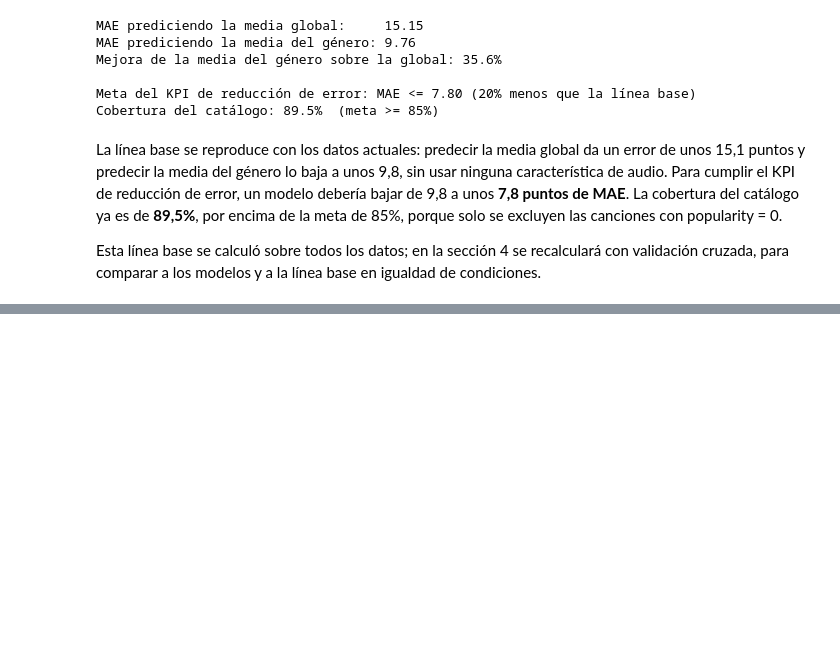
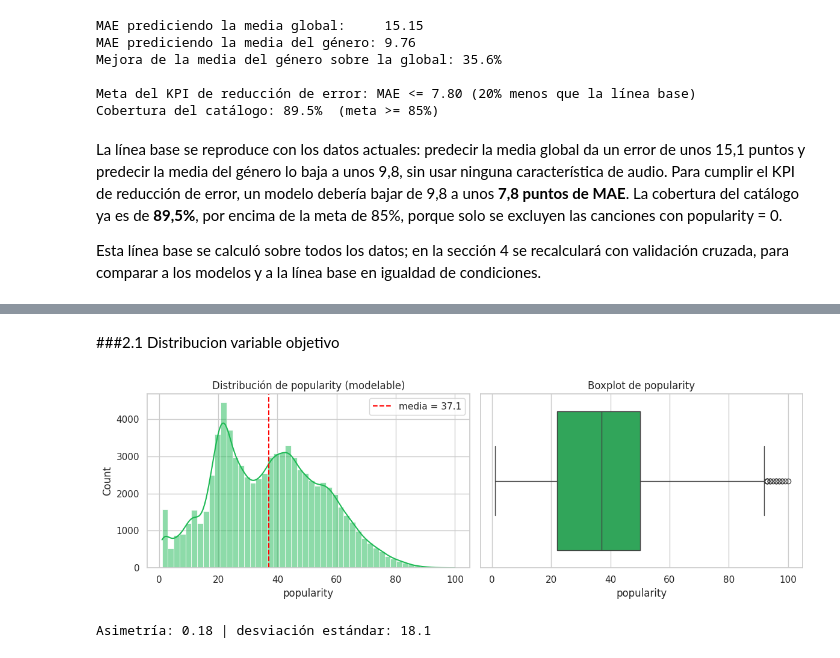
Before and after one commit to JeanBiza/ep-ml-spotify, a Jupyter notebook: notebook/EP2_ML.ipynb, the cells around one changed output, grey strips where cells are left out. Cells and saved outputs as stored; diff of their text form; code cells hidden in the pictures; blank space fills up the shorter version.

```diff
--- a/notebook/EP2_ML.ipynb
+++ b/notebook/EP2_ML.ipynb
@@ -282,0 +291,11 @@ validación cruzada, para comparar a los modelos y a la línea base en igualdad
+# %%
+# Variables de trabajo
+AUDIO = ["danceability", "energy", "loudness", "speechiness", "acousticness",
+         "instrumentalness", "liveness", "valence", "tempo"]
+OTRAS = ["duration_log", "explicit", "mode", "key", "time_signature", "n_generos",
+         "es_instrumental", "es_vivo"]
+df = modelable.copy()
+
+print(f"Canciones: {len(df):,} | géneros: {df['genero_principal'].nunique()} | "
+      f"id_contenido distintos: {df['id_contenido'].nunique():,}")
+df["popularity"].describe().round(2)
@@ -282,0 +314,14 @@ validación cruzada, para comparar a los modelos y a la línea base en igualdad
+# %% [markdown]
+###2.1 Distribucion variable objetivo
+# %%
+fig, ax = plt.subplots(1, 2, figsize=(12, 4))
+sns.histplot(df["popularity"], bins=50, kde=True, ax=ax[0], color="#1DB954")
+ax[0].axvline(df["popularity"].mean(), color="red", ls="--", label=f"media = {df['popularity'].mean():.1f}")
+ax[0].set_title("Distribución de popularity (modelable)"); ax[0].legend()
+sns.boxplot(x=df["popularity"], ax=ax[1], color="#1DB954")
+ax[1].set_title("Boxplot de popularity")
+plt.tight_layout(); plt.savefig(IMG / "eda_01_popularity.png", dpi=120); plt.show()
+print(f"Asimetría: {df['popularity'].skew():.2f} | desviación estándar: {df['popularity'].std():.1f}")
+# %% [output]
+[figure, added]
+Asimetría: 0.18 | desviación estándar: 18.1
```
Also changed, not shown: parts of 34 cells of this notebook.
